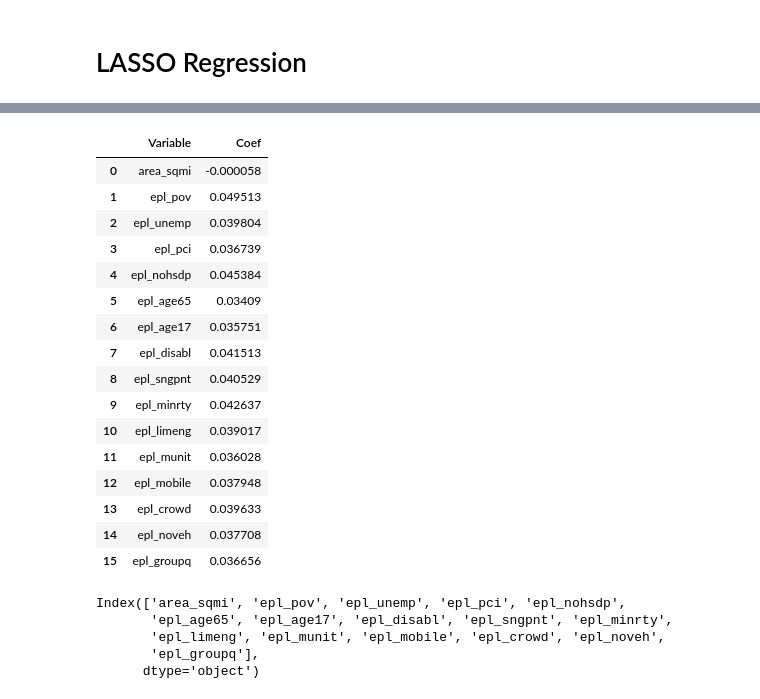
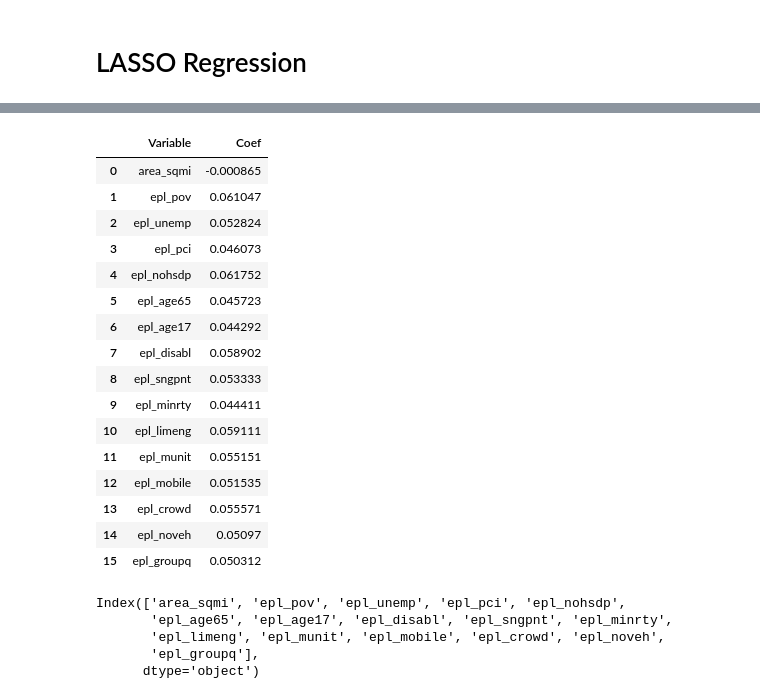
Before and after one commit to gspiga/STA160, a Jupyter notebook: Final Project/LASSO - Copy.ipynb, the cells around one changed output, grey strips where cells are left out. Saved outputs shown, nothing was run; the diff lists cells and outputs as text; code cells hidden in the pictures.

Commit message:
Attempted Box Cox on LASSO, tiny improvement but does not fix lack of linearity in residuals

```diff
--- a/Final Project/LASSO - Copy.ipynb
+++ b/Final Project/LASSO - Copy.ipynb
@@ -85,9 +81,19 @@ data
 [interactive output not drawn]
 # %%
 # Preparing X and Y
+
+# Need to drop this y = 0, for boxcox trasnformation
+display(data["rpl_themes"][data["rpl_themes"] <= 0])
+data = data.drop([265]).reset_index(drop = True)
+display(data)
+
 y = data["rpl_themes"]
 X = data.iloc[:, 2:19]
-X = X.drop("rpl_themes", 1)
+display(X)
+X = X.drop(["rpl_themes"], 1)
 list_numerical = X.columns
-X
+display(X)
+
+transformed_data, best_lambda = boxcox(y)
+transformed_data
 # %% [output]
@@ -108,3 +144,7 @@ X
+# %%
+#px.histogram(x = transformed_data)
+#print(best_lambda)
+y = transformed_data
 # %%
 # Lasso Regression
 warnings.filterwarnings("ignore")  # Warnings about using iloc
@@ -185,34 +221,37 @@ display(optimal)
 # %%
 coefs = np.array(model.coef_)
 comp = pd.DataFrame((X_test.columns, coefs)).T
 comp = comp.rename({0: "Variable", 1: "Coef"}, axis=1)
 display(comp)
 
 display(X_test.columns)
 
 
 new_pred = model.predict(X_test)
 new_resid = y_test - new_pred
 
-display(px.scatter(x=new_resid, y=y_test))
+display(px.scatter(x=new_pred, y=y_test, labels={"x": "Predicted", "y": "Actual"}))
+display(
+    px.scatter(x=new_pred, y=new_resid, labels={"x": "Predicted", "y": "Residuals"})
+)
 # %% [output]
 |  | Variable | Coef |
-| 0 | area_sqmi | -0.000058 |
-| 1 | epl_pov | 0.049513 |
-| 2 | epl_unemp | 0.039804 |
-| 3 | epl_pci | 0.036739 |
-| 4 | epl_nohsdp | 0.045384 |
-| 5 | epl_age65 | 0.03409 |
-| 6 | epl_age17 | 0.035751 |
-| 7 | epl_disabl | 0.041513 |
-| 8 | epl_sngpnt | 0.040529 |
-| 9 | epl_minrty | 0.042637 |
-| 10 | epl_limeng | 0.039017 |
-| 11 | epl_munit | 0.036028 |
-| 12 | epl_mobile | 0.037948 |
-| 13 | epl_crowd | 0.039633 |
-| 14 | epl_noveh | 0.037708 |
-| 15 | epl_groupq | 0.036656 |
+| 0 | area_sqmi | -0.000865 |
+| 1 | epl_pov | 0.061047 |
+| 2 | epl_unemp | 0.052824 |
+| 3 | epl_pci | 0.046073 |
+| 4 | epl_nohsdp | 0.061752 |
+| 5 | epl_age65 | 0.045723 |
+| 6 | epl_age17 | 0.044292 |
+| 7 | epl_disabl | 0.058902 |
+| 8 | epl_sngpnt | 0.053333 |
+| 9 | epl_minrty | 0.044411 |
+| 10 | epl_limeng | 0.059111 |
+| 11 | epl_munit | 0.055151 |
+| 12 | epl_mobile | 0.051535 |
+| 13 | epl_crowd | 0.055571 |
+| 14 | epl_noveh | 0.05097 |
+| 15 | epl_groupq | 0.050312 |
 Index(['area_sqmi', 'epl_pov', 'epl_unemp', 'epl_pci', 'epl_nohsdp',
        'epl_age65', 'epl_age17', 'epl_disabl', 'epl_sngpnt', 'epl_minrty',
        'epl_limeng', 'epl_munit', 'epl_mobile', 'epl_crowd', 'epl_noveh',
```
Also changed, not shown: parts of 9 cells of this notebook.
